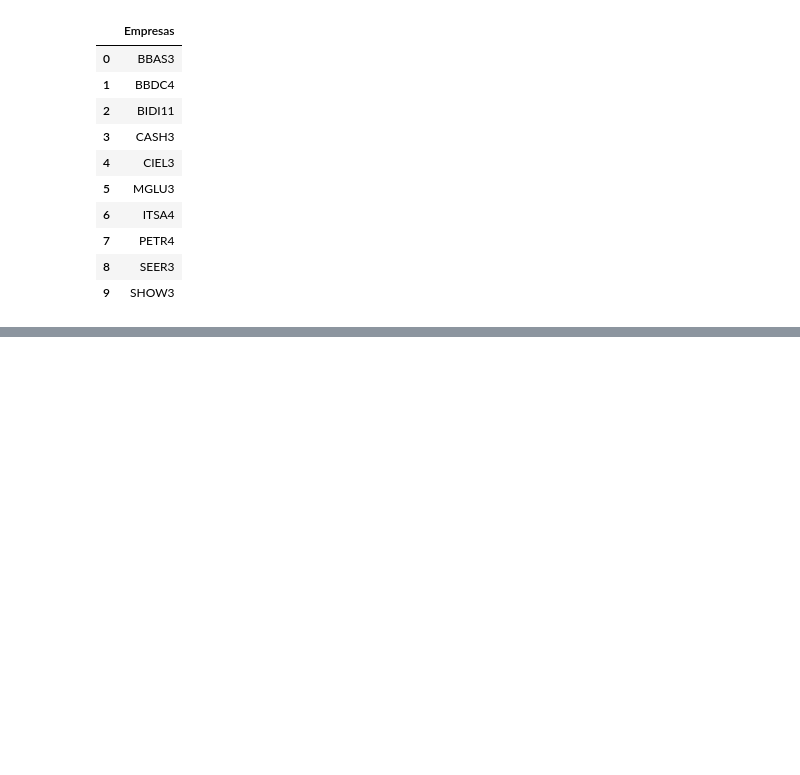
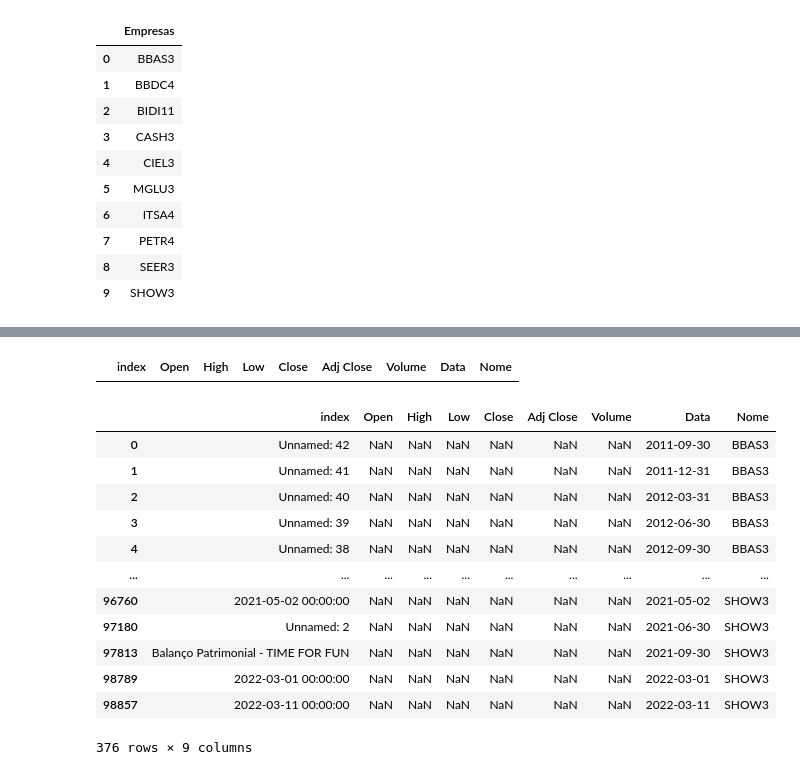
Before and after one commit to renannevesr/Trader, a Jupyter notebook: Acoes.ipynb, the cells around one changed output, grey strips where cells are left out. Saved outputs shown, nothing was run; the diff lists cells and outputs as text; code cells hidden in the pictures; blank space fills up the shorter version.

Commit message:
Limpeza e Correções do DF

```diff
--- a/Acoes.ipynb
+++ b/Acoes.ipynb
@@ -93,0 +99,4 @@ cota_final.shape
+# %%
+#inicio da limpeza dos dados
+cota_final.reset_index(inplace=True, drop=False)
+cota_final.isna().sum()
@@ -93,0 +114,4 @@ cota_final.shape
+# %%
+
+data_erradas = cota_final[cota_final['Data'].isnull()].index.tolist()
+cota_final[cota_final['Data'].isnull()].index.tolist()
@@ -93,0 +135,25 @@ cota_final.shape
+# %%
+#excluindo as datas erradas
+cota_final=cota_final.drop(cota_final.index[data_erradas])
+# %%
+filtro = cota_final.Data.isnull()
+cota_final.loc[filtro]
+# %% [output]
+|  | index | Open | High | Low | Close | Adj Close | Volume | Data | Nome |
+# %%
+filtro = cota_final.Volume.isnull()
+cota_final.loc[filtro]
+# %% [output]
+|  | index | Open | High | Low | Close | Adj Close | Volume | Data | Nome |
+| 0 | Unnamed: 42 | NaN | NaN | NaN | NaN | NaN | NaN | 2011-09-30 | BBAS3 |
+| 1 | Unnamed: 41 | NaN | NaN | NaN | NaN | NaN | NaN | 2011-12-31 | BBAS3 |
+| 2 | Unnamed: 40 | NaN | NaN | NaN | NaN | NaN | NaN | 2012-03-31 | BBAS3 |
+| 3 | Unnamed: 39 | NaN | NaN | NaN | NaN | NaN | NaN | 2012-06-30 | BBAS3 |
+| 4 | Unnamed: 38 | NaN | NaN | NaN | NaN | NaN | NaN | 2012-09-30 | BBAS3 |
+| ... | ... | ... | ... | ... | ... | ... | ... | ... | ... |
+| 96760 | 2021-05-02 00:00:00 | NaN | NaN | NaN | NaN | NaN | NaN | 2021-05-02 | SHOW3 |
+| 97180 | Unnamed: 2 | NaN | NaN | NaN | NaN | NaN | NaN | 2021-06-30 | SHOW3 |
+| 97813 | Balanço Patrimonial - TIME FOR FUN | NaN | NaN | NaN | NaN | NaN | NaN | 2021-09-30 | SHOW3 |
+| 98789 | 2022-03-01 00:00:00 | NaN | NaN | NaN | NaN | NaN | NaN | 2022-03-01 | SHOW3 |
+| 98857 | 2022-03-11 00:00:00 | NaN | NaN | NaN | NaN | NaN | NaN | 2022-03-11 | SHOW3 |
+376 rows × 9 columns
```
Also changed, not shown: parts of 7 cells of this notebook.
